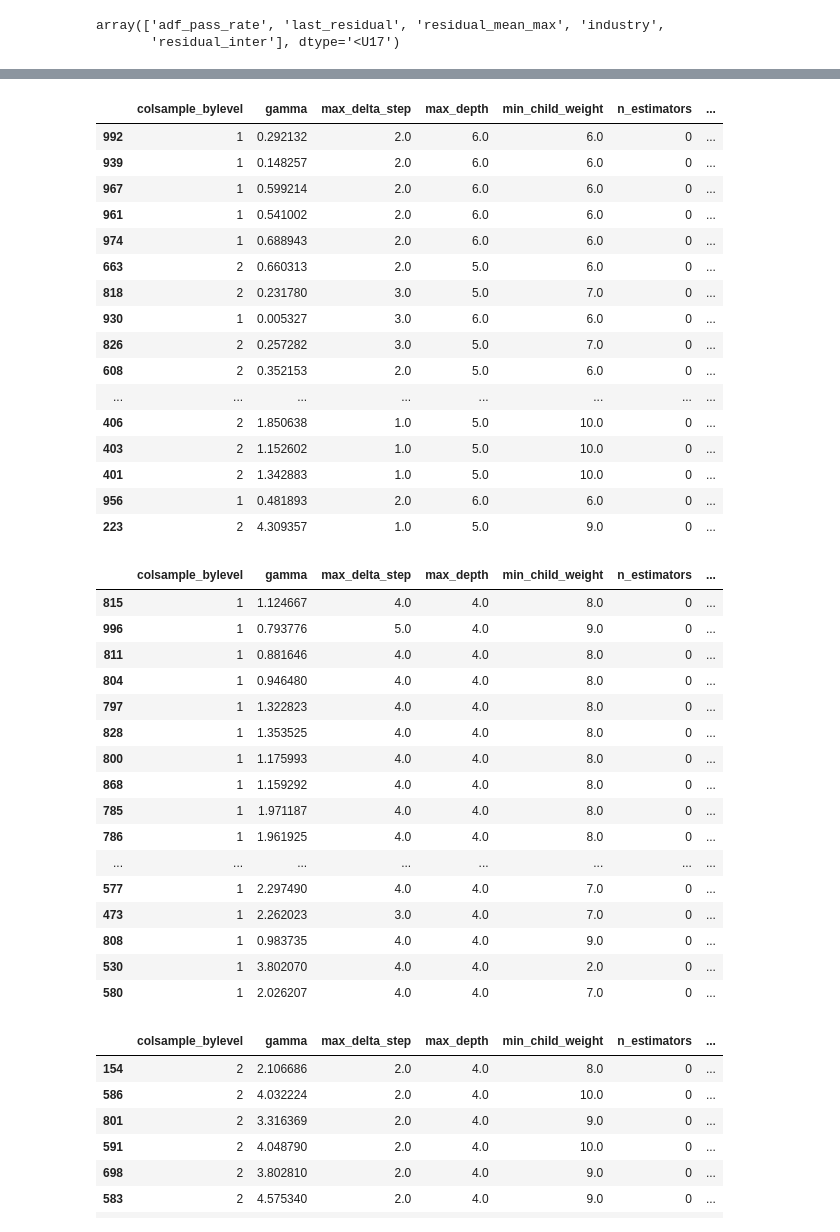
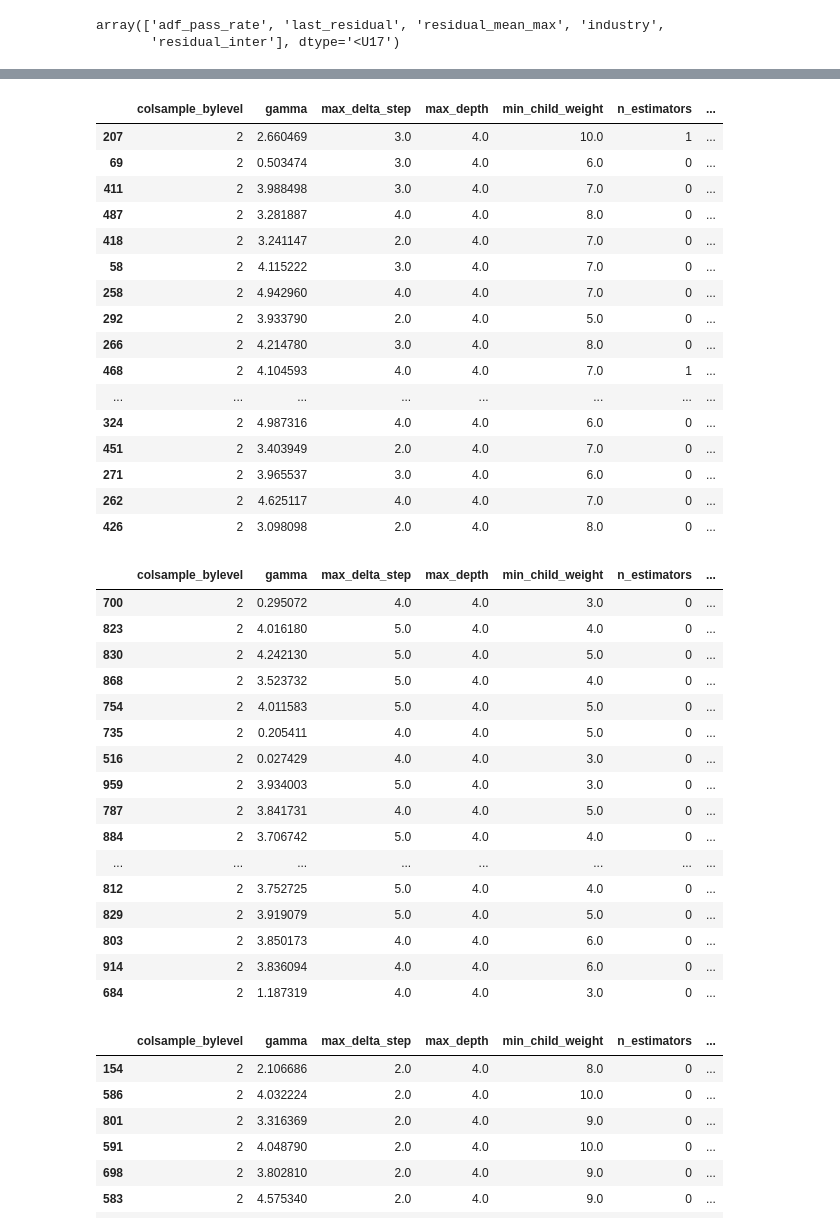
Before and after one commit to DomStan/stonk-rank, a Jupyter notebook: stonks_notebook.ipynb, the cells around one changed output, grey strips where cells are left out. Saved outputs shown, nothing was run; the diff lists cells and outputs as text; code cells hidden in the pictures.

```diff
--- a/stonks_notebook.ipynb
+++ b/stonks_notebook.ipynb
@@ -436,47 +465,47 @@ array([0.12706983, 0.13587943, 0.14899054, 0.45897767, 0.12908258],
 # %%
 pd.set_option('display.max_rows', 100)
 # %%
-df_trials = pd.read_csv('data/trials_45_opt-ap0.6_evals-1000_minmax-scaling_noise_hybrid.csv')
+df_trials = pd.read_csv('data/trials_50_opt-ap0.6_evals-1000_minmax-scaling_noise_hybrid.csv')
 df_trials.sort_values('ap', ascending=False).head(50)
 # %% [output]
 |  | colsample_bylevel | gamma | max_delta_step | max_depth | min_child_weight | n_estimators | ... |
-| 992 | 1 | 0.292132 | 2.0 | 6.0 | 6.0 | 0 | ... |
-| 939 | 1 | 0.148257 | 2.0 | 6.0 | 6.0 | 0 | ... |
-| 967 | 1 | 0.599214 | 2.0 | 6.0 | 6.0 | 0 | ... |
-| 961 | 1 | 0.541002 | 2.0 | 6.0 | 6.0 | 0 | ... |
-| 974 | 1 | 0.688943 | 2.0 | 6.0 | 6.0 | 0 | ... |
-| 663 | 2 | 0.660313 | 2.0 | 5.0 | 6.0 | 0 | ... |
-| 818 | 2 | 0.231780 | 3.0 | 5.0 | 7.0 | 0 | ... |
-| 930 | 1 | 0.005327 | 3.0 | 6.0 | 6.0 | 0 | ... |
-| 826 | 2 | 0.257282 | 3.0 | 5.0 | 7.0 | 0 | ... |
-| 608 | 2 | 0.352153 | 2.0 | 5.0 | 6.0 | 0 | ... |
+| 207 | 2 | 2.660469 | 3.0 | 4.0 | 10.0 | 1 | ... |
+| 69 | 2 | 0.503474 | 3.0 | 4.0 | 6.0 | 0 | ... |
+| 411 | 2 | 3.988498 | 3.0 | 4.0 | 7.0 | 0 | ... |
+| 487 | 2 | 3.281887 | 4.0 | 4.0 | 8.0 | 0 | ... |
+| 418 | 2 | 3.241147 | 2.0 | 4.0 | 7.0 | 0 | ... |
+| 58 | 2 | 4.115222 | 3.0 | 4.0 | 7.0 | 0 | ... |
+| 258 | 2 | 4.942960 | 4.0 | 4.0 | 7.0 | 0 | ... |
+| 292 | 2 | 3.933790 | 2.0 | 4.0 | 5.0 | 0 | ... |
+| 266 | 2 | 4.214780 | 3.0 | 4.0 | 8.0 | 0 | ... |
+| 468 | 2 | 4.104593 | 4.0 | 4.0 | 7.0 | 1 | ... |
 | ... | ... | ... | ... | ... | ... | ... | ... |
-| 406 | 2 | 1.850638 | 1.0 | 5.0 | 10.0 | 0 | ... |
-| 403 | 2 | 1.152602 | 1.0 | 5.0 | 10.0 | 0 | ... |
-| 401 | 2 | 1.342883 | 1.0 | 5.0 | 10.0 | 0 | ... |
-| 956 | 1 | 0.481893 | 2.0 | 6.0 | 6.0 | 0 | ... |
-| 223 | 2 | 4.309357 | 1.0 | 5.0 | 9.0 | 0 | ... |
+| 324 | 2 | 4.987316 | 4.0 | 4.0 | 6.0 | 0 | ... |
+| 451 | 2 | 3.403949 | 2.0 | 4.0 | 7.0 | 0 | ... |
+| 271 | 2 | 3.965537 | 3.0 | 4.0 | 6.0 | 0 | ... |
+| 262 | 2 | 4.625117 | 4.0 | 4.0 | 7.0 | 0 | ... |
+| 426 | 2 | 3.098098 | 2.0 | 4.0 | 8.0 | 0 | ... |
 # %%
-df_trials = pd.read_csv('data/trials_46_opt-ap0.6_evals-1000_minmax-scaling_noise_hybrid.csv')
+df_trials = pd.read_csv('data/trials_51_opt-ap0.6_evals-1000_minmax-scaling_noise_hybrid.csv')
 df_trials.sort_values('ap', ascending=False).head(50)
 # %% [output]
 |  | colsample_bylevel | gamma | max_delta_step | max_depth | min_child_weight | n_estimators | ... |
-| 815 | 1 | 1.124667 | 4.0 | 4.0 | 8.0 | 0 | ... |
-| 996 | 1 | 0.793776 | 5.0 | 4.0 | 9.0 | 0 | ... |
-| 811 | 1 | 0.881646 | 4.0 | 4.0 | 8.0 | 0 | ... |
-| 804 | 1 | 0.946480 | 4.0 | 4.0 | 8.0 | 0 | ... |
-| 797 | 1 | 1.322823 | 4.0 | 4.0 | 8.0 | 0 | ... |
-| 828 | 1 | 1.353525 | 4.0 | 4.0 | 8.0 | 0 | ... |
-| 800 | 1 | 1.175993 | 4.0 | 4.0 | 8.0 | 0 | ... |
-| 868 | 1 | 1.159292 | 4.0 | 4.0 | 8.0 | 0 | ... |
-| 785 | 1 | 1.971187 | 4.0 | 4.0 | 8.0 | 0 | ... |
-| 786 | 1 | 1.961925 | 4.0 | 4.0 | 8.0 | 0 | ... |
+| 700 | 2 | 0.295072 | 4.0 | 4.0 | 3.0 | 0 | ... |
+| 823 | 2 | 4.016180 | 5.0 | 4.0 | 4.0 | 0 | ... |
+| 830 | 2 | 4.242130 | 5.0 | 4.0 | 5.0 | 0 | ... |
+| 868 | 2 | 3.523732 | 5.0 | 4.0 | 4.0 | 0 | ... |
+| 754 | 2 | 4.011583 | 5.0 | 4.0 | 5.0 | 0 | ... |
+| 735 | 2 | 0.205411 | 4.0 | 4.0 | 5.0 | 0 | ... |
+| 516 | 2 | 0.027429 | 4.0 | 4.0 | 3.0 | 0 | ... |
+| 959 | 2 | 3.934003 | 5.0 | 4.0 | 3.0 | 0 | ... |
+| 787 | 2 | 3.841731 | 4.0 | 4.0 | 5.0 | 0 | ... |
+| 884 | 2 | 3.706742 | 5.0 | 4.0 | 4.0 | 0 | ... |
 | ... | ... | ... | ... | ... | ... | ... | ... |
-| 577 | 1 | 2.297490 | 4.0 | 4.0 | 7.0 | 0 | ... |
-| 473 | 1 | 2.262023 | 3.0 | 4.0 | 7.0 | 0 | ... |
-| 808 | 1 | 0.983735 | 4.0 | 4.0 | 9.0 | 0 | ... |
-| 530 | 1 | 3.802070 | 4.0 | 4.0 | 2.0 | 0 | ... |
-| 580 | 1 | 2.026207 | 4.0 | 4.0 | 7.0 | 0 | ... |
+| 812 | 2 | 3.752725 | 5.0 | 4.0 | 4.0 | 0 | ... |
+| 829 | 2 | 3.919079 | 5.0 | 4.0 | 5.0 | 0 | ... |
+| 803 | 2 | 3.850173 | 4.0 | 4.0 | 6.0 | 0 | ... |
+| 914 | 2 | 3.836094 | 4.0 | 4.0 | 6.0 | 0 | ... |
+| 684 | 2 | 1.187319 | 4.0 | 4.0 | 3.0 | 0 | ... |
 # %%
 df_trials = pd.read_csv('data/trials_47_opt-ap0.6_evals-1000_minmax-scaling_noise_hybrid.csv')
 df_trials.sort_values('ap', ascending=False).head(50)
```
Also changed, not shown: parts of 14 cells of this notebook, 4 other files.
